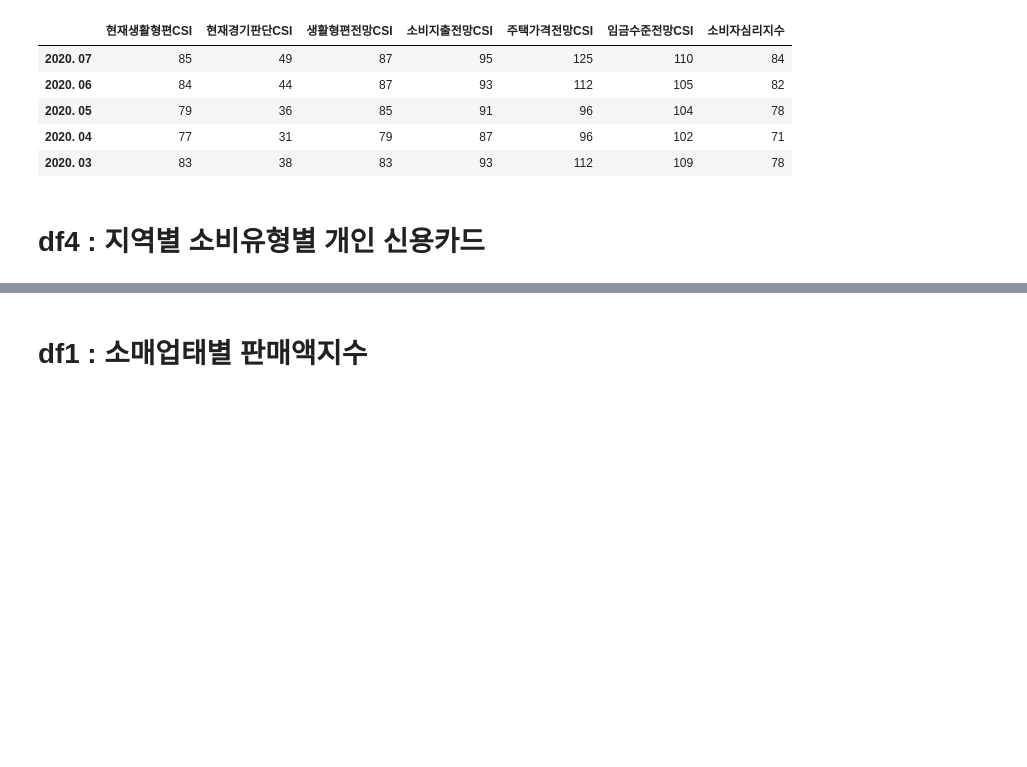
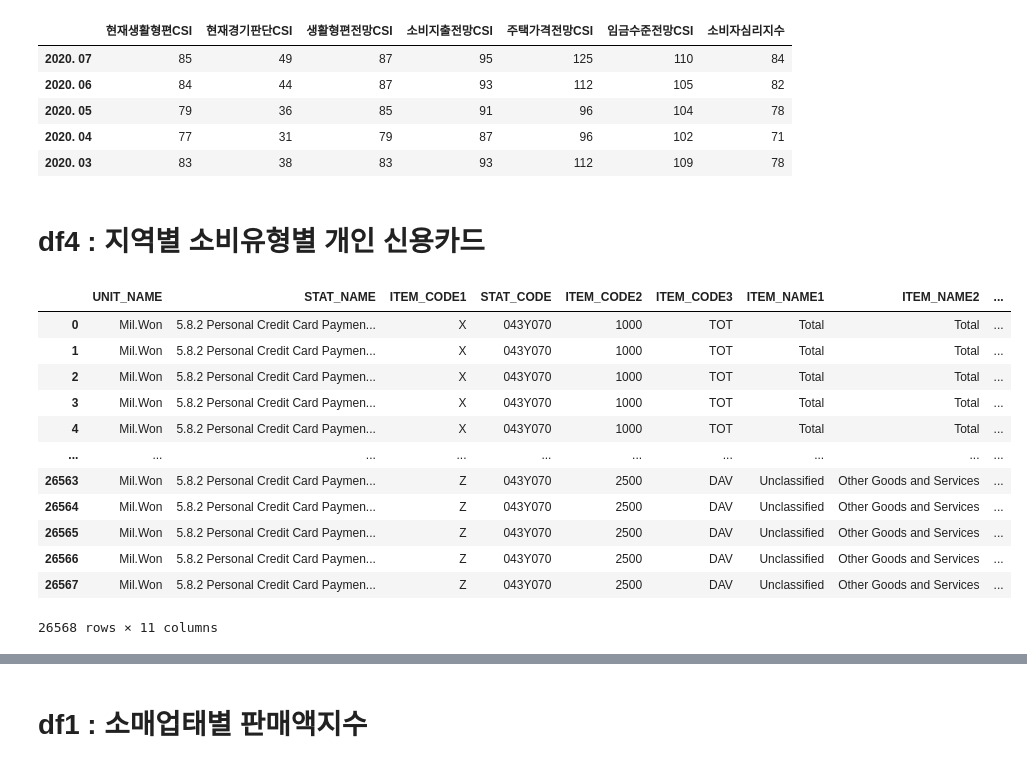
Before and after one commit to cryingjin/Shopping_GG, a Jupyter notebook: 2. FE/0827_extData.ipynb, the cells around one changed output, grey strips where cells are left out. Saved outputs shown, nothing was run; the diff lists cells and outputs as text; code cells hidden in the pictures; blank space fills up the shorter version.

```diff
--- a/2. FE/0827_extData.ipynb
+++ b/2. FE/0827_extData.ipynb
@@ -77,4 +77,20 @@ df2.head()
 | 2020. 03 | 83 | 38 | 83 | 93 | 112 | 109 | 78 |
 # %% [markdown]
 # df4 : 지역별 소비유형별 개인 신용카드
+# %%
+df4
+# %% [output]
+|  | UNIT_NAME | STAT_NAME | ITEM_CODE1 | STAT_CODE | ITEM_CODE2 | ITEM_CODE3 | ITEM_NAME1 | ITEM_NAME2 | ... |
+| 0 | Mil.Won | 5.8.2 Personal Credit Card Paymen... | X | 043Y070 | 1000 | TOT | Total | Total | ... |
+| 1 | Mil.Won | 5.8.2 Personal Credit Card Paymen... | X | 043Y070 | 1000 | TOT | Total | Total | ... |
+| 2 | Mil.Won | 5.8.2 Personal Credit Card Paymen... | X | 043Y070 | 1000 | TOT | Total | Total | ... |
+| 3 | Mil.Won | 5.8.2 Personal Credit Card Paymen... | X | 043Y070 | 1000 | TOT | Total | Total | ... |
+| 4 | Mil.Won | 5.8.2 Personal Credit Card Paymen... | X | 043Y070 | 1000 | TOT | Total | Total | ... |
+| ... | ... | ... | ... | ... | ... | ... | ... | ... | ... |
+| 26563 | Mil.Won | 5.8.2 Personal Credit Card Paymen... | Z | 043Y070 | 2500 | DAV | Unclassified | Other Goods and Services | ... |
+| 26564 | Mil.Won | 5.8.2 Personal Credit Card Paymen... | Z | 043Y070 | 2500 | DAV | Unclassified | Other Goods and Services | ... |
+| 26565 | Mil.Won | 5.8.2 Personal Credit Card Paymen... | Z | 043Y070 | 2500 | DAV | Unclassified | Other Goods and Services | ... |
+| 26566 | Mil.Won | 5.8.2 Personal Credit Card Paymen... | Z | 043Y070 | 2500 | DAV | Unclassified | Other Goods and Services | ... |
+| 26567 | Mil.Won | 5.8.2 Personal Credit Card Paymen... | Z | 043Y070 | 2500 | DAV | Unclassified | Other Goods and Services | ... |
+26568 rows × 11 columns
 # %%
```
Also changed, not shown: parts of 9 cells of this notebook, 8 other files.
